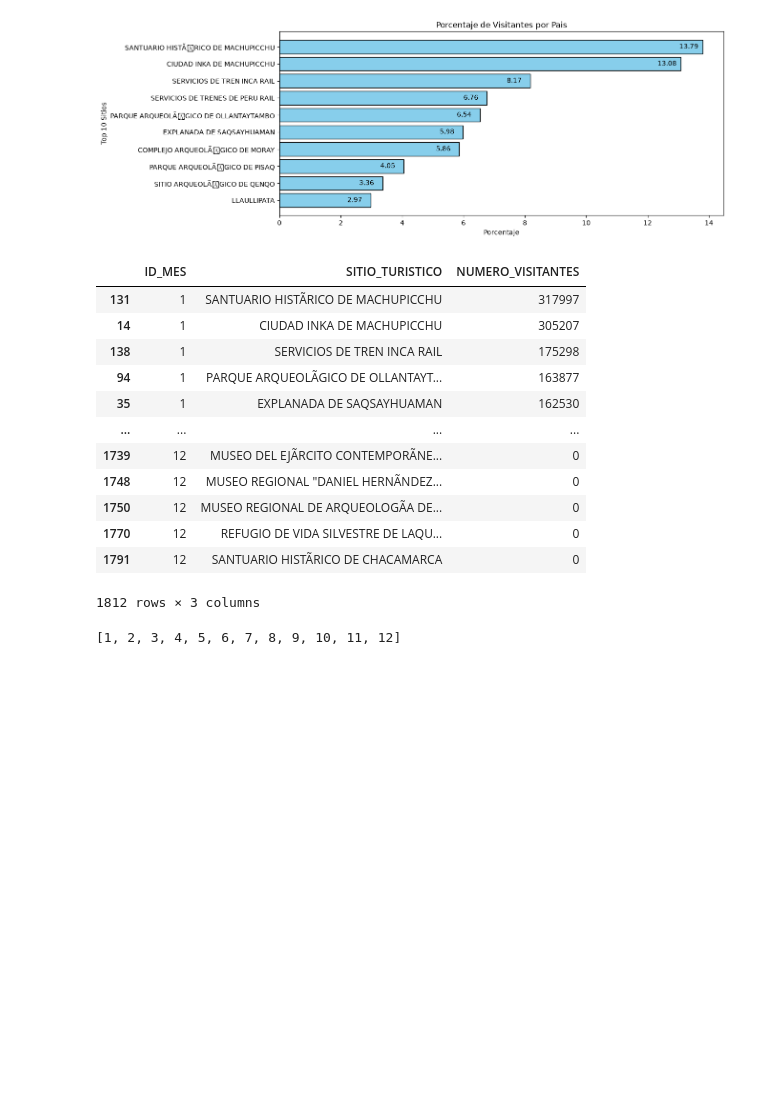
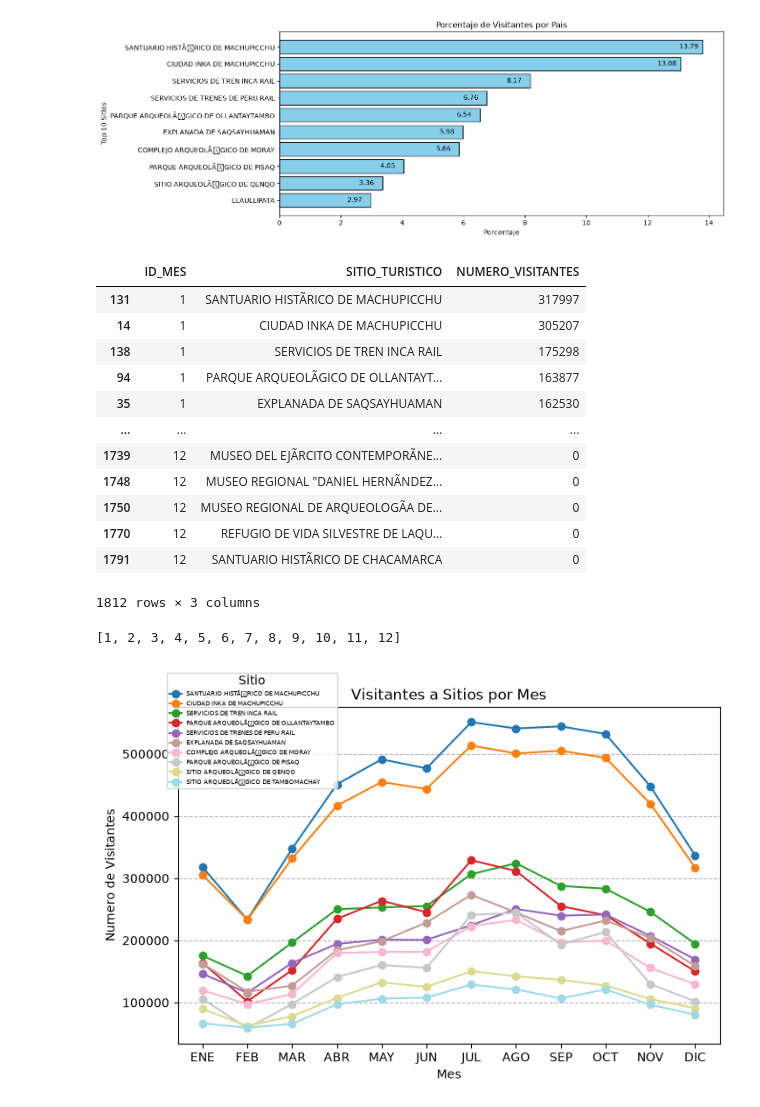
Before and after one commit to jp21bp/DS_Proyectos, a Jupyter notebook: 3_SegmentacionClientes/eda2.ipynb, the cells around one changed output. Drawn from its saved outputs; the diff is of its cells as text; code cells hidden in the pictures; blank space fills up the shorter version.

Commit message:
Finalice insights y visualizaciones de datos 3

```diff
--- a/3_SegmentacionClientes/eda2.ipynb
+++ b/3_SegmentacionClientes/eda2.ipynb
@@ -916,5 +918,11 @@ for i in range(len(top_X_sitios)):
         color = colores[i],
         marker='o'
     )
+plt.title('Visitantes a Sitios por Mes')
+plt.xlabel('Mes')
+plt.ylabel('Numero de Visitantes')
+plt.grid(True,axis='y', linestyle='--', alpha=0.9)
+plt.legend(bbox_to_anchor=(0.3, 0.75), fontsize=5, title='Sitio')
+plt.show()
 # %% [output]
 |  | ID_MES | SITIO_TURISTICO | NUMERO_VISITANTES |
@@ -932,2 +940,3 @@ for i in range(len(top_X_sitios)):
 1812 rows × 3 columns
 [1, 2, 3, 4, 5, 6, 7, 8, 9, 10, 11, 12]
+[figure, added]
```
Also changed, not shown: parts of 7 cells of this notebook, 6 other files.
